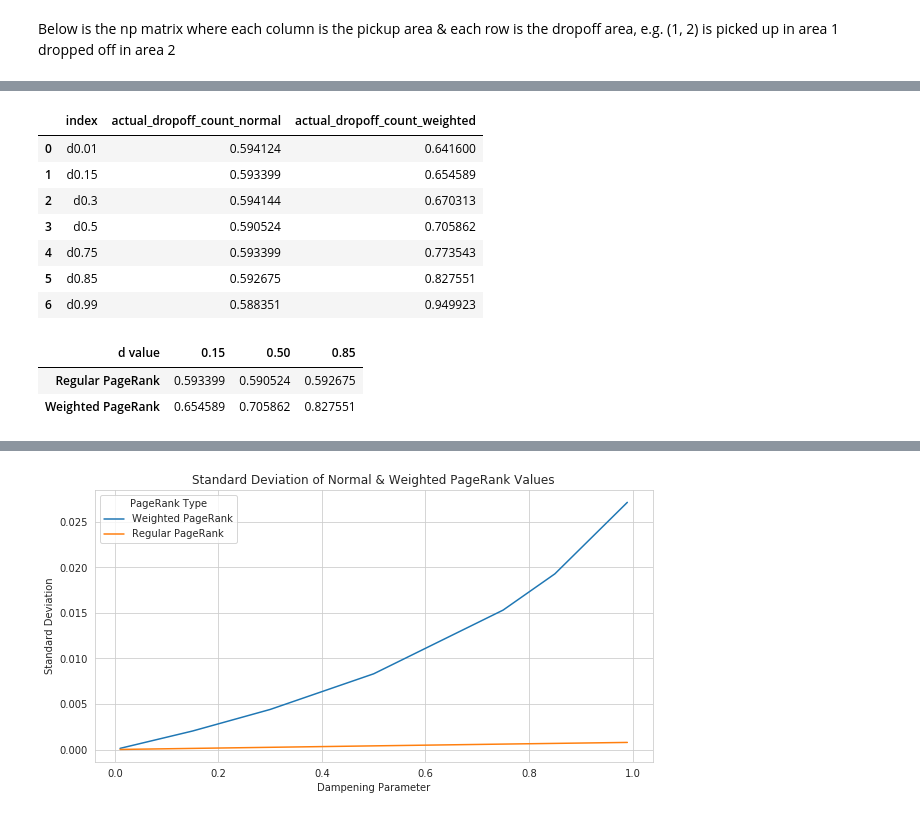
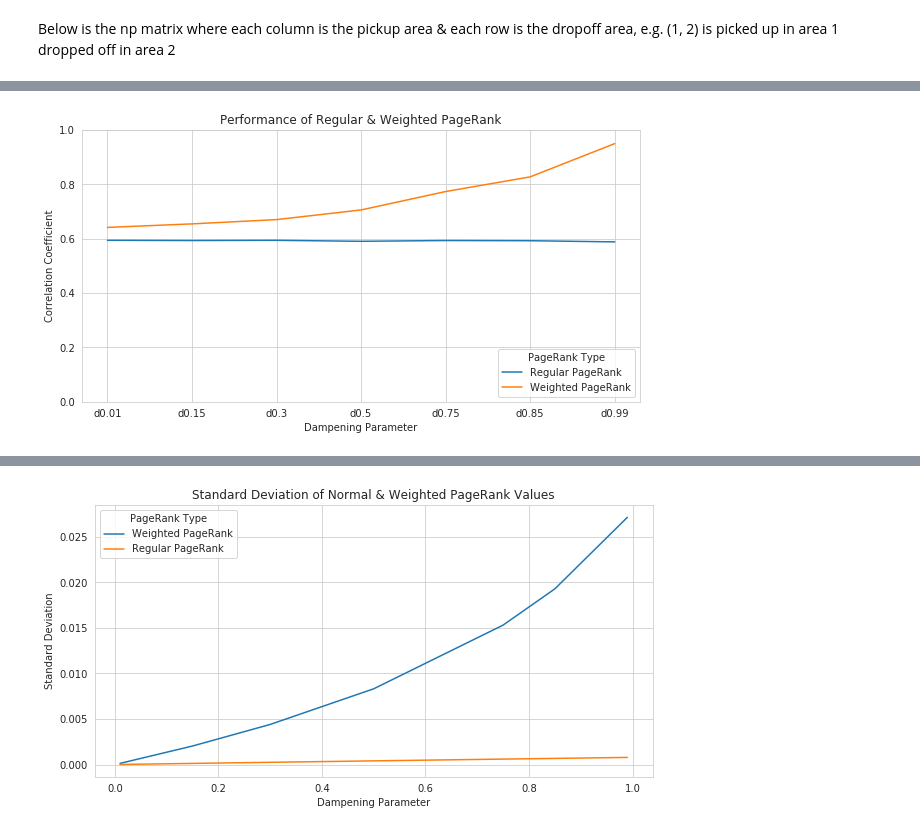
Before and after one commit to katykoenig/pagerank_urban_flow, a Jupyter notebook: tnp_pagerank.ipynb, the cells around one changed output, grey strips where cells are left out. Cells and saved outputs as stored; diff of their text form; code cells hidden in the pictures.

```diff
--- a/tnp_pagerank.ipynb
+++ b/tnp_pagerank.ipynb
@@ -221,0 +281,7 @@ norm_adj
+# %%
+adj_df = convert_to_adj_matrix(total_count_df)
+adj_mat = adj_df.to_numpy()
+weighted_adj = adj_df / adj_df.sum()
+weighted_adj_mat = weighted_adj.to_numpy()
+normal_pg_mat = np.where(adj_mat == 0, 0, 1)
+updated_norm_pg_mat = normal_pg_mat/normal_pg_mat.sum(axis=0, keepdims=1)
@@ -260,11 +301,13 @@ array([[1.76823349e-01, 1.22074128e-01, 3.07888884e-02, ...,
 # %%
+# Adapted from wikipedia article on PageRank
 def pagerank(M, d=0.85, num_iterations=100):
     """PageRank: The trillion dollar algorithm.
 
     Parameters
     ----------
     M : numpy array
-        adjacency matrix where M_i,j represents the link from 'j' to 'i', such that for all 'j'
+        adjacency matrix where M_i,j represents the link from 'j' to 'i',
+        such that for all 'j'
         sum(i, M_i,j) = 1
     num_iterations : int, optional
         number of iterations, by default 100
@@ -374,0 +398,7 @@ corr_df
+# %%
+weighted_stats = run_pr_vary_damp(weighted_adj_mat, test_proportion,
+                                  'actual_dropoff_count_weighted')
+normal_stats = run_pr_vary_damp(updated_norm_pg_mat, test_proportion,
+                                'actual_dropoff_count_normal')
+correlations_df = pd.concat([weighted_stats, normal_stats.drop(columns=['index'])], axis=1)
+correlations_df
@@ -374,0 +419,4 @@ corr_df
+# %%
+updated_corr_df = pd.melt(correlations_df[['d value', 'Regular PageRank',
+                                   'Weighted PageRank']], id_vars='d value')
+updated_corr_df
@@ -375 +439,13 @@ corr_df
+# %%
+fig, ax = plt.subplots(figsize=(10, 5))
+ax.set_ylim((0, 1))
+ax.set_title("Performance of Regular & Weighted PageRank")
+sns.lineplot(x="d value", y="value", hue="variable", data=updated_corr_df, ax=ax)
+plt.legend(title="PageRank Type", loc='lower right', labels=['Regular PageRank',
+                                                             'Weighted PageRank'])
+ax.set(xlabel='Dampening Parameter', ylabel='Correlation Coefficient')
+sns.set_style("whitegrid")
+plt.show()
+# %% [output]
+[figure, added]
 # %%
@@ -389,23 +458,0 @@ for value, name in d_vals:
-# %%
-correlations_df = pd.DataFrame([normal_correlations, weighted_correlations]).T.reset_index()
-correlations_df
-# %% [output]
-|  | index | actual_dropoff_count_normal | actual_dropoff_count_weighted |
-| 0 | d0.01 | 0.594124 | 0.641600 |
-| 1 | d0.15 | 0.593399 | 0.654589 |
-| 2 | d0.3 | 0.594144 | 0.670313 |
-| 3 | d0.5 | 0.590524 | 0.705862 |
-| 4 | d0.75 | 0.593399 | 0.773543 |
-| 5 | d0.85 | 0.592675 | 0.827551 |
-| 6 | d0.99 | 0.588351 | 0.949923 |
-# %%
-correlations_df.rename(columns={'index': 'd value',
-                                'actual_dropoff_count_normal': 'Regular PageRank',
-                                'actual_dropoff_count_weighted': 'Weighted PageRank'},
-                       inplace=True)
-correlations_df.set_index('d value').T.drop(columns=['d0.01', 'd0.3', 'd0.75', 'd0.99']). \
-                                rename(columns={'d0.15': 0.15, 'd0.5': 0.5, 'd0.85': 0.85})
-# %% [output]
-| d value | 0.15 | 0.50 | 0.85 |
-| Regular PageRank | 0.593399 | 0.590524 | 0.592675 |
-| Weighted PageRank | 0.654589 | 0.705862 | 0.827551 |
```
Also changed, not shown: parts of 50 cells of this notebook.
